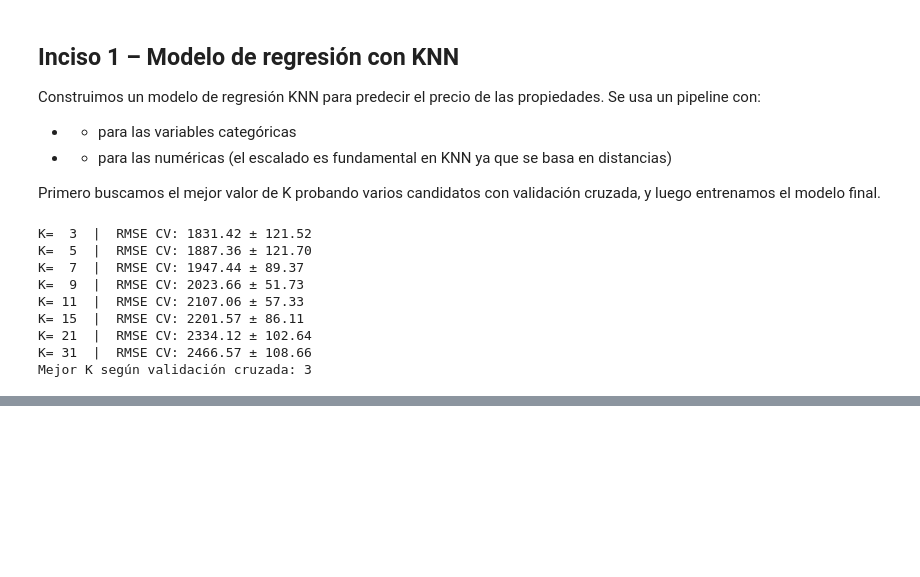
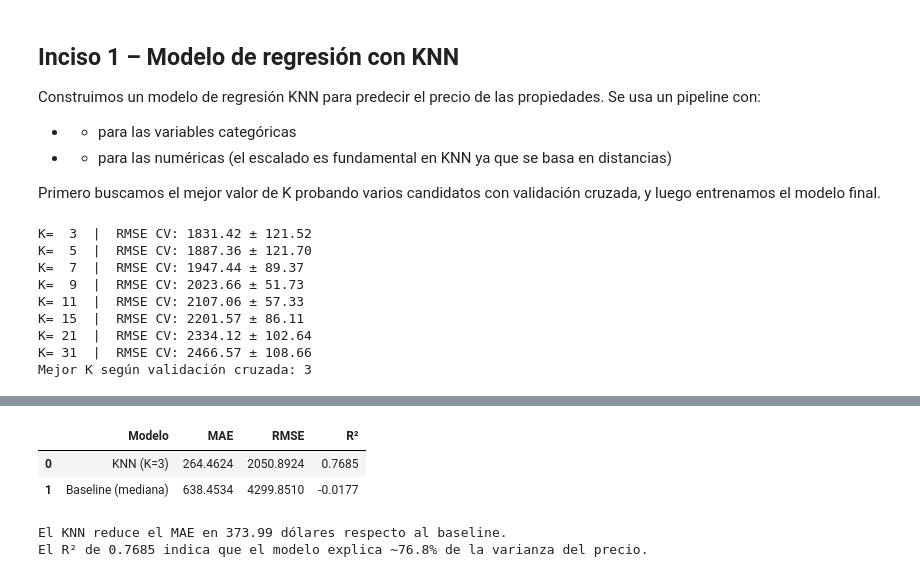
Before and after one commit to FerAHMz/lab6_knn_md, a Jupyter notebook: lab6.ipynb, the cells around one changed output, grey strips where cells are left out. Cells and saved outputs as stored; diff of their text form; code cells hidden in the pictures; blank space fills up the shorter version.

```diff
--- a/lab6.ipynb
+++ b/lab6.ipynb
@@ -363,0 +375,28 @@ plt.show()
+# %%
+# Comparación contra baseline (predecir siempre la mediana del entrenamiento)
+baseline_pred = np.repeat(y_train_price.median(), len(y_test_price))
+
+metrics_knn = {
+    "Modelo": f"KNN (K={best_k})",
+    "MAE": mae_knn,
+    "RMSE": rmse_knn,
+    "R²": r2_knn,
+}
+metrics_baseline = {
+    "Modelo": "Baseline (mediana)",
+    "MAE": mean_absolute_error(y_test_price, baseline_pred),
+    "RMSE": mean_squared_error(y_test_price, baseline_pred) ** 0.5,
+    "R²": r2_score(y_test_price, baseline_pred),
+}
+
+metrics_df = pd.DataFrame([metrics_knn, metrics_baseline])
+display(metrics_df.round(4))
+
+print(f"\nEl KNN reduce el MAE en {metrics_baseline['MAE'] - mae_knn:.2f} dólares respecto al baseline.")
+print(f"El R² de {r2_knn:.4f} indica que el modelo explica ~{r2_knn*100:.1f}% de la varianza del precio.")
+# %% [output]
+|  | Modelo | MAE | RMSE | R² |
+| 0 | KNN (K=3) | 264.4624 | 2050.8924 | 0.7685 |
+| 1 | Baseline (mediana) | 638.4534 | 4299.8510 | -0.0177 |
+El KNN reduce el MAE en 373.99 dólares respecto al baseline.
+El R² de 0.7685 indica que el modelo explica ~76.8% de la varianza del precio.
```
Also changed, not shown: parts of 13 cells of this notebook.
